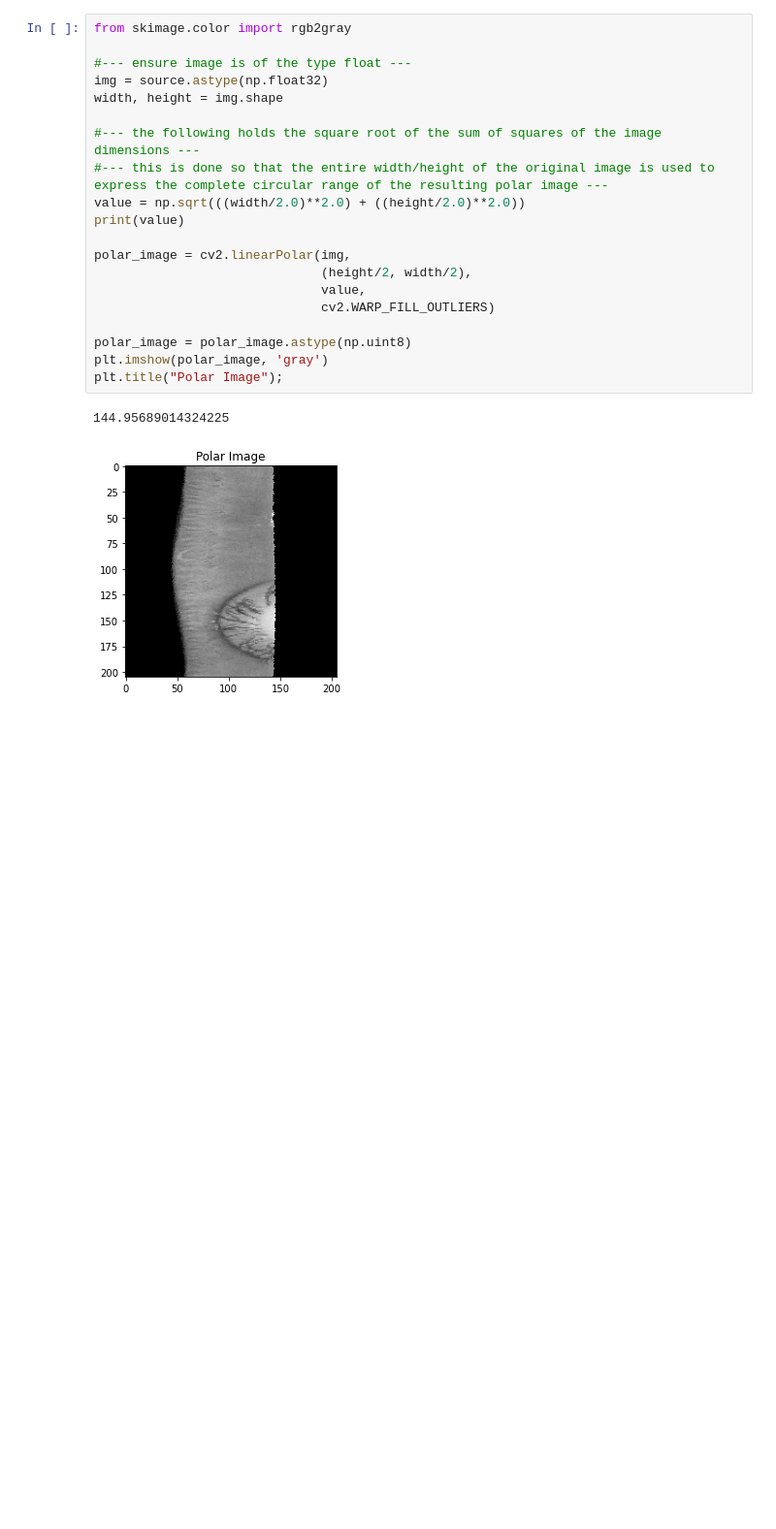
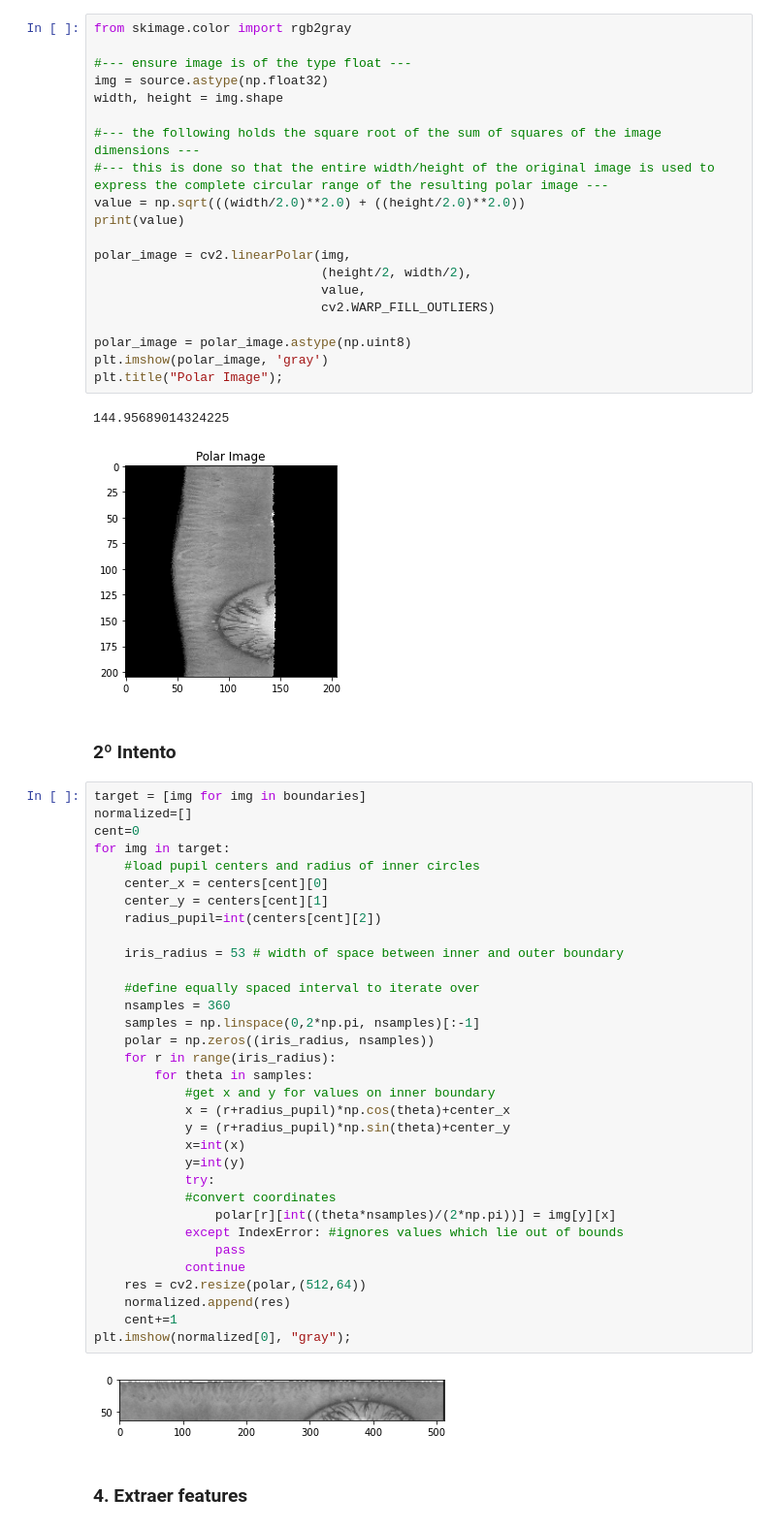
Before and after one commit to dbo1001/UBU-TFG-iris_classifier, a Jupyter notebook: notebooks/#5 Red U-Net.ipynb, the cells around one changed output. Shown: that part at 97% size. Cells and saved outputs as stored; diff of their text form; blank space fills up the shorter version.

Commit message:
Iris normalizado 2do intento #20

```diff
--- a/notebooks/#5 Red U-Net.ipynb
+++ b/notebooks/#5 Red U-Net.ipynb
@@ -454,3 +489,42 @@ plt.title("Polar Image");
 # %% [output]
 144.95689014324225
 [figure]
+# %% [markdown]
+### 2º Intento
+# %%
+target = [img for img in boundaries]
+normalized=[]
+cent=0
+for img in target:
+    #load pupil centers and radius of inner circles
+    center_x = centers[cent][0]
+    center_y = centers[cent][1]
+    radius_pupil=int(centers[cent][2])
+
+    iris_radius = 53 # width of space between inner and outer boundary
+
+    #define equally spaced interval to iterate over
+    nsamples = 360
+    samples = np.linspace(0,2*np.pi, nsamples)[:-1]
+    polar = np.zeros((iris_radius, nsamples))
+    for r in range(iris_radius):
+        for theta in samples:
+            #get x and y for values on inner boundary
+            x = (r+radius_pupil)*np.cos(theta)+center_x
+            y = (r+radius_pupil)*np.sin(theta)+center_y
+            x=int(x)
+            y=int(y)
+            try:
+            #convert coordinates
+                polar[r][int((theta*nsamples)/(2*np.pi))] = img[y][x]
+            except IndexError: #ignores values which lie out of bounds
+                pass
+            continue
+    res = cv2.resize(polar,(512,64))
+    normalized.append(res)
+    cent+=1
+plt.imshow(normalized[0], "gray");
+# %% [output]
+[figure, added]
+# %% [markdown]
+### 4. Extraer features
```
Also changed, not shown: parts of 7 cells of this notebook.
